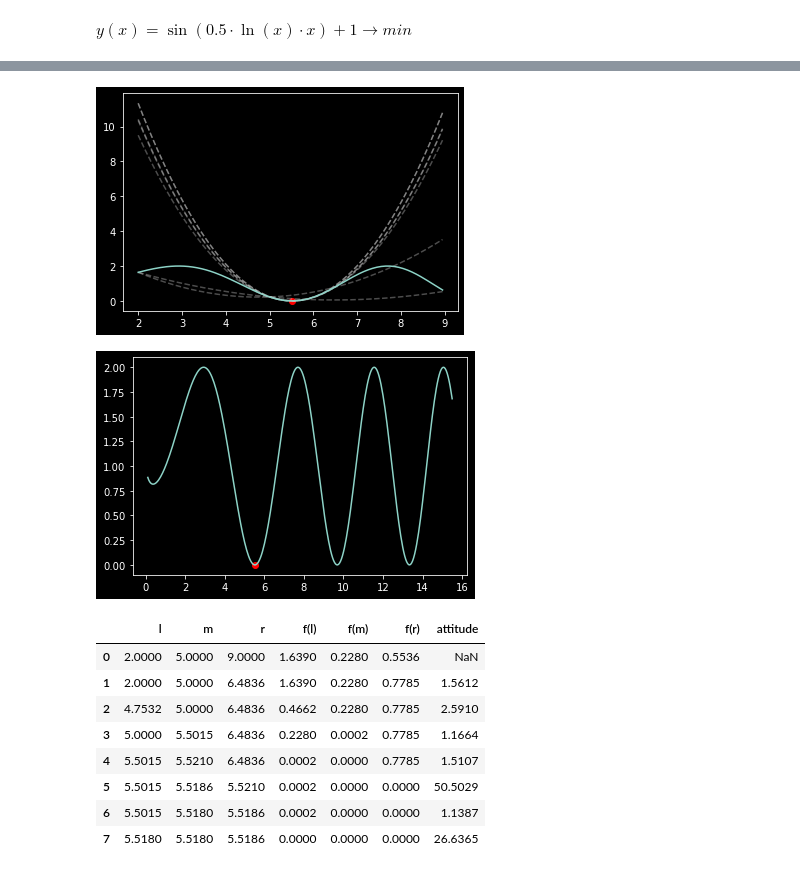
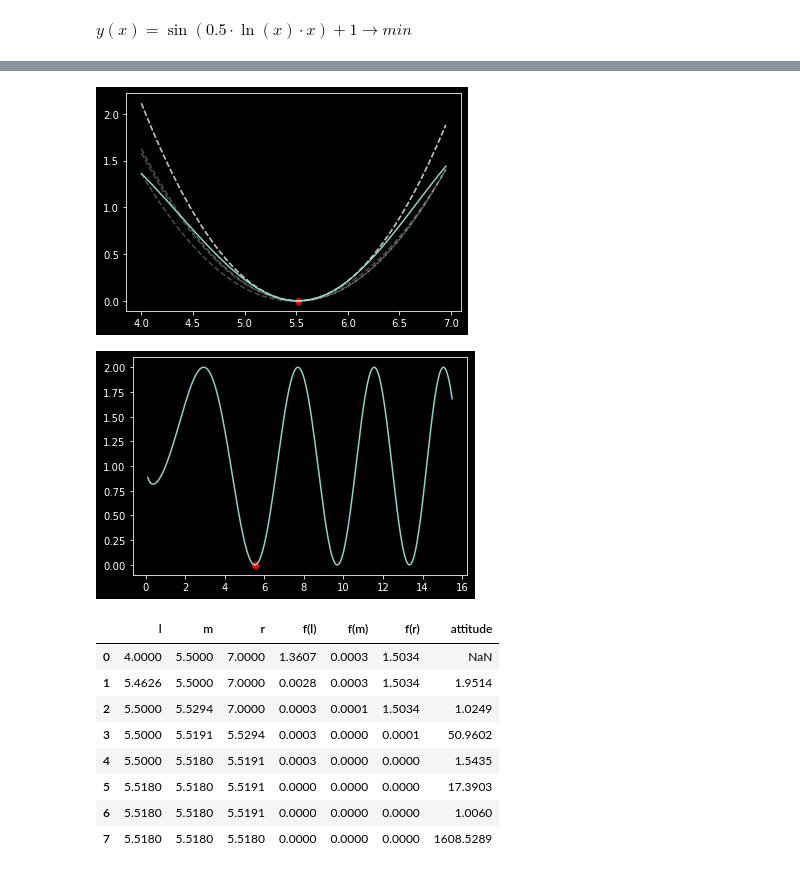
Before and after one commit to fadyat/ITMO-PROBLEMS, a Jupyter notebook: Applied-mathematics/IV semester/Solutions/lab1/solution.ipynb, the cells around one changed output, grey strips where cells are left out. Drawn from its saved outputs; the diff is of its cells as text; code cells hidden in the pictures.

```diff
--- a/Applied-mathematics/IV semester/Solutions/lab1/solution.ipynb
+++ b/Applied-mathematics/IV semester/Solutions/lab1/solution.ipynb
@@ -177,10 +178,8 @@ debug_result(*['l', 'r', 'x1', 'x2', 'f(x1)', 'f(x2)'])
 from scipy.interpolate import lagrange
 
 @painter_decorator
-def successive_parabolic_interpolation(l, m, r, eps, s=1):
-    m, l, r = sorted([l, m, r], key=lambda x: f(x))
-    if l > r:
-        r, l = l, r
+def successive_parabolic_interpolation(l, r, eps, s=1):
+    m = (l + r) / 2
 
     # for lagrange
     xx = np.arange(l, r, 0.05)
@@ -218,20 +217,20 @@ def successive_parabolic_interpolation(l, m, r, eps, s=1):
     plt.show()
     return p
 # %%
-successive_parabolic_interpolation(2, 5, 9, 0.001)
+successive_parabolic_interpolation(4, 7, 0.001)
 debug_result(*['l', 'r', 'm', 'f(l)', 'f(m)', 'f(r)'])
 # %% [output]
-[figure, old version]
+[figure, new version]
 [figure]
 |  | l | m | r | f(l) | f(m) | f(r) | attitude |
-| 0 | 2.0000 | 5.0000 | 9.0000 | 1.6390 | 0.2280 | 0.5536 | NaN |
-| 1 | 2.0000 | 5.0000 | 6.4836 | 1.6390 | 0.2280 | 0.7785 | 1.5612 |
-| 2 | 4.7532 | 5.0000 | 6.4836 | 0.4662 | 0.2280 | 0.7785 | 2.5910 |
-| 3 | 5.0000 | 5.5015 | 6.4836 | 0.2280 | 0.0002 | 0.7785 | 1.1664 |
-| 4 | 5.5015 | 5.5210 | 6.4836 | 0.0002 | 0.0000 | 0.7785 | 1.5107 |
-| 5 | 5.5015 | 5.5186 | 5.5210 | 0.0002 | 0.0000 | 0.0000 | 50.5029 |
-| 6 | 5.5015 | 5.5180 | 5.5186 | 0.0002 | 0.0000 | 0.0000 | 1.1387 |
-| 7 | 5.5180 | 5.5180 | 5.5186 | 0.0000 | 0.0000 | 0.0000 | 26.6365 |
+| 0 | 4.0000 | 5.5000 | 7.0000 | 1.3607 | 0.0003 | 1.5034 | NaN |
+| 1 | 5.4626 | 5.5000 | 7.0000 | 0.0028 | 0.0003 | 1.5034 | 1.9514 |
+| 2 | 5.5000 | 5.5294 | 7.0000 | 0.0003 | 0.0001 | 1.5034 | 1.0249 |
+| 3 | 5.5000 | 5.5191 | 5.5294 | 0.0003 | 0.0000 | 0.0001 | 50.9602 |
+| 4 | 5.5000 | 5.5180 | 5.5191 | 0.0003 | 0.0000 | 0.0000 | 1.5435 |
+| 5 | 5.5180 | 5.5180 | 5.5191 | 0.0000 | 0.0000 | 0.0000 | 17.3903 |
+| 6 | 5.5180 | 5.5180 | 5.5191 | 0.0000 | 0.0000 | 0.0000 | 1.0060 |
+| 7 | 5.5180 | 5.5180 | 5.5180 | 0.0000 | 0.0000 | 0.0000 | 1608.5289 |
 # %%
 @painter_decorator
 def brents_method(l, r, eps, s=1):
```
Also changed, not shown: parts of 5 cells of this notebook.
